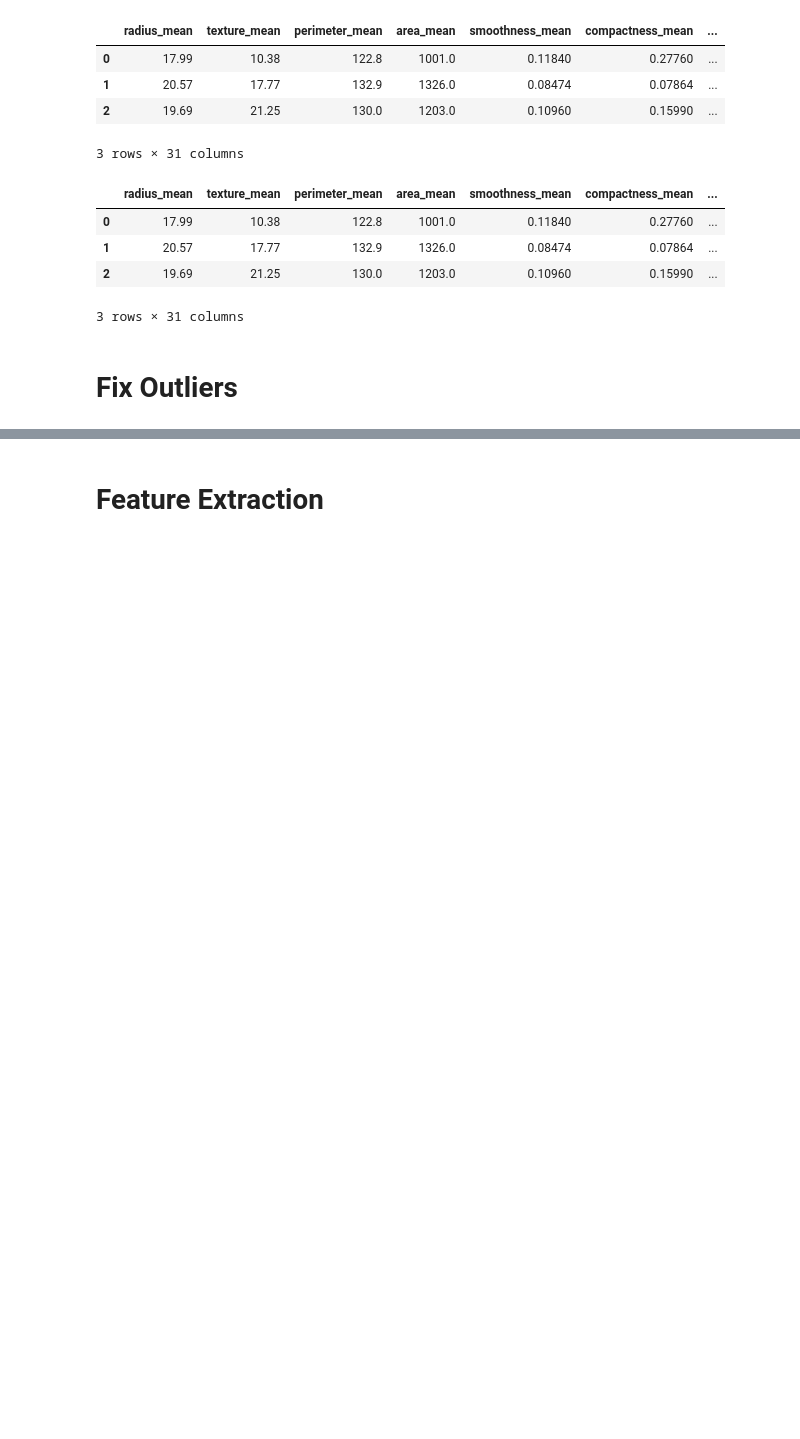
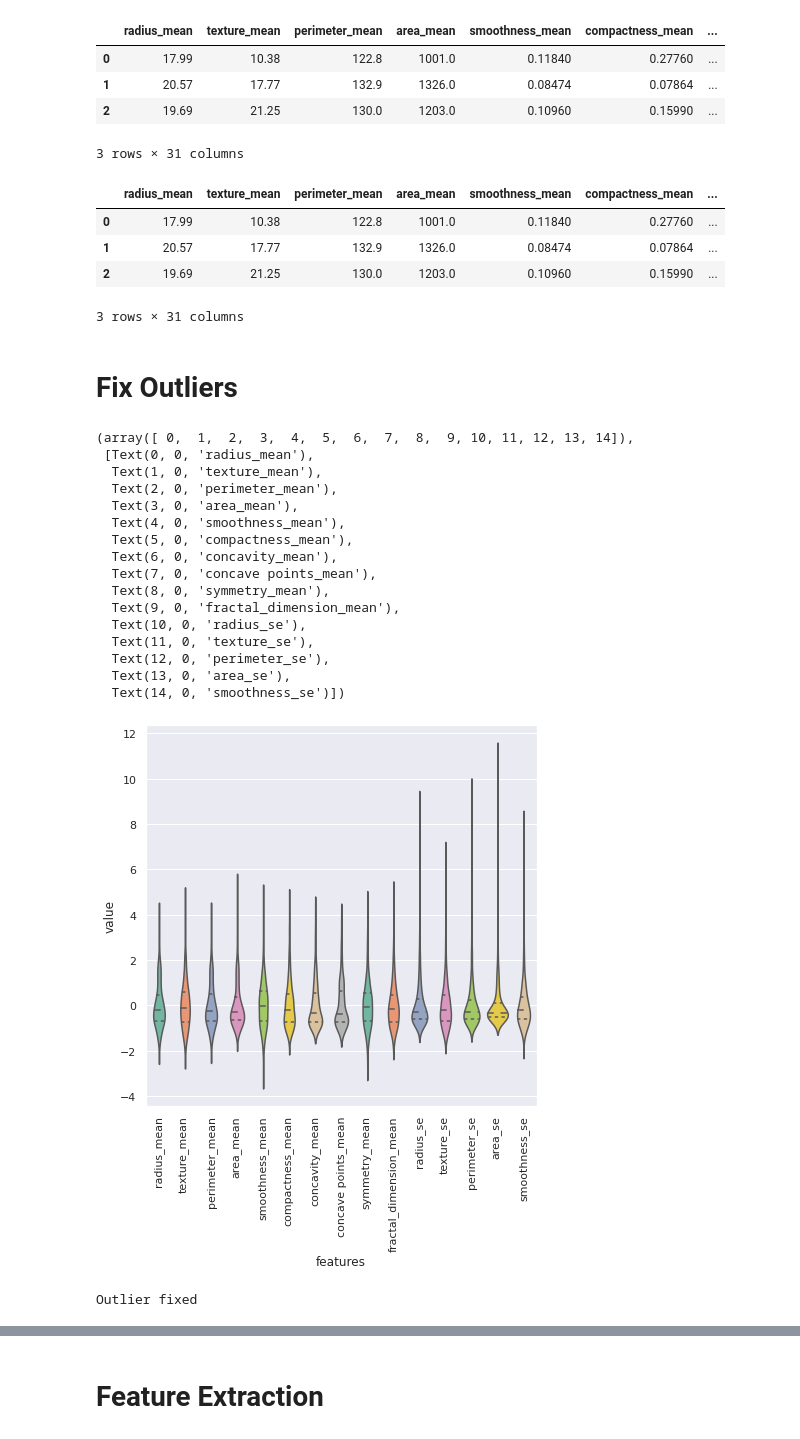
Before and after one commit to abel-blue/breastCancer-causal-Inference, a Jupyter notebook: notebooks/ml_preprocess.ipynb, the cells around one changed output, grey strips where cells are left out. Saved outputs shown, nothing was run; the diff lists cells and outputs as text; code cells hidden in the pictures; blank space fills up the shorter version.

```diff
--- a/notebooks/ml_preprocess.ipynb
+++ b/notebooks/ml_preprocess.ipynb
@@ -219 +219,6 @@ exploration = exploration()
+# %%
+# y includes our outcome label and X includes our features
+y = df.diagnosis # M or B
+list_drp = ['diagnosis']
+X = df.drop(list_drp, axis = 1)
 # %%
@@ -220,0 +226,37 @@ columns = df.columns.to_list()
+# %%
+# First 15 features
+data_dia = y
+data = X
+# standardization of the data
+data_n_2 = (data - data.mean()) / (data.std())
+data = pd.concat([y,data_n_2.iloc[:, 0:15]],axis=1)
+data = pd.melt(data,id_vars="diagnosis",
+                    var_name="features",
+                    value_name='value')
+plt.figure(figsize=(7,7))
+sns.violinplot(x="features", y="value", data=data,split=True, inner="quart",palette ="Set2")
+plt.xticks(rotation=90)
+# %% [output]
+(array([ 0,  1,  2,  3,  4,  5,  6,  7,  8,  9, 10, 11, 12, 13, 14]),
+ [Text(0, 0, 'radius_mean'),
+  Text(1, 0, 'texture_mean'),
+  Text(2, 0, 'perimeter_mean'),
+  Text(3, 0, 'area_mean'),
+  Text(4, 0, 'smoothness_mean'),
+  Text(5, 0, 'compactness_mean'),
+  Text(6, 0, 'concavity_mean'),
+  Text(7, 0, 'concave points_mean'),
+  Text(8, 0, 'symmetry_mean'),
+  Text(9, 0, 'fractal_dimension_mean'),
+  Text(10, 0, 'radius_se'),
+  Text(11, 0, 'texture_se'),
+  Text(12, 0, 'perimeter_se'),
+  Text(13, 0, 'area_se'),
+  Text(14, 0, 'smoothness_se')])
+[figure, added]
+# %%
+for col in columns:
+    manipulator.replace_outlier_with_median(X, col)
+print("Outlier fixed")
+# %% [output]
+Outlier fixed
```
Also changed, not shown: parts of 6 cells of this notebook.
